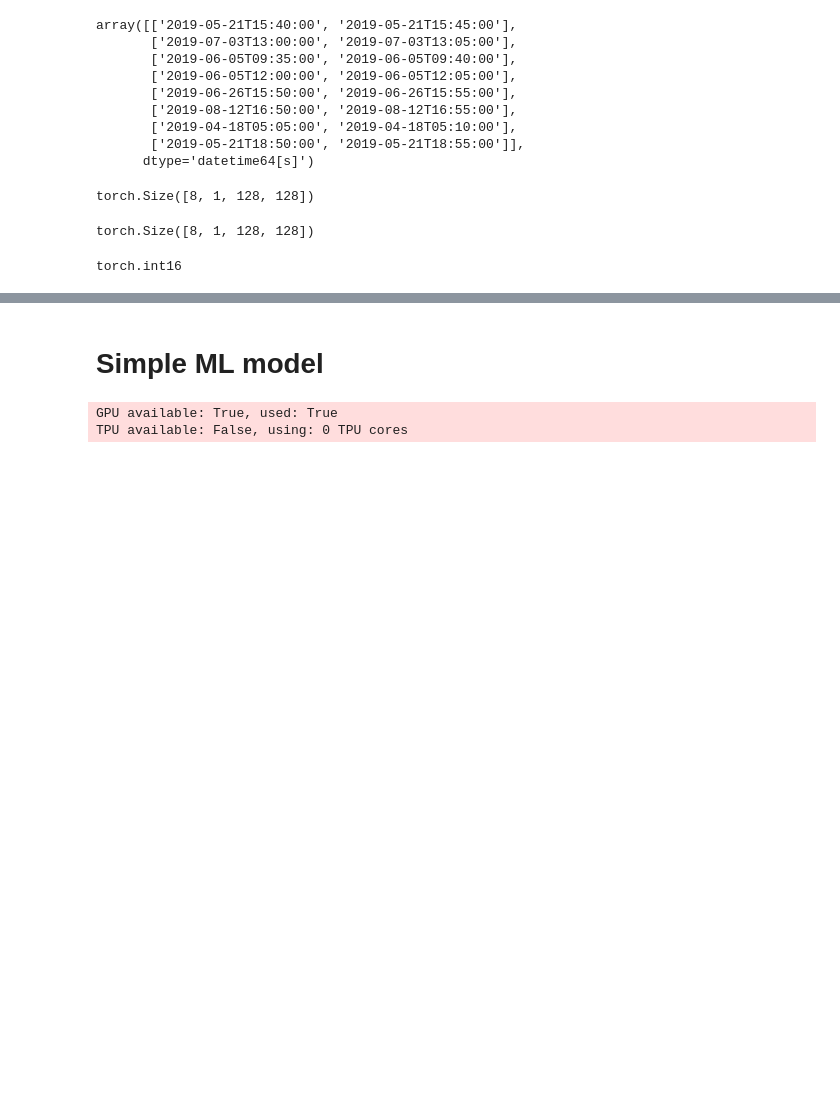
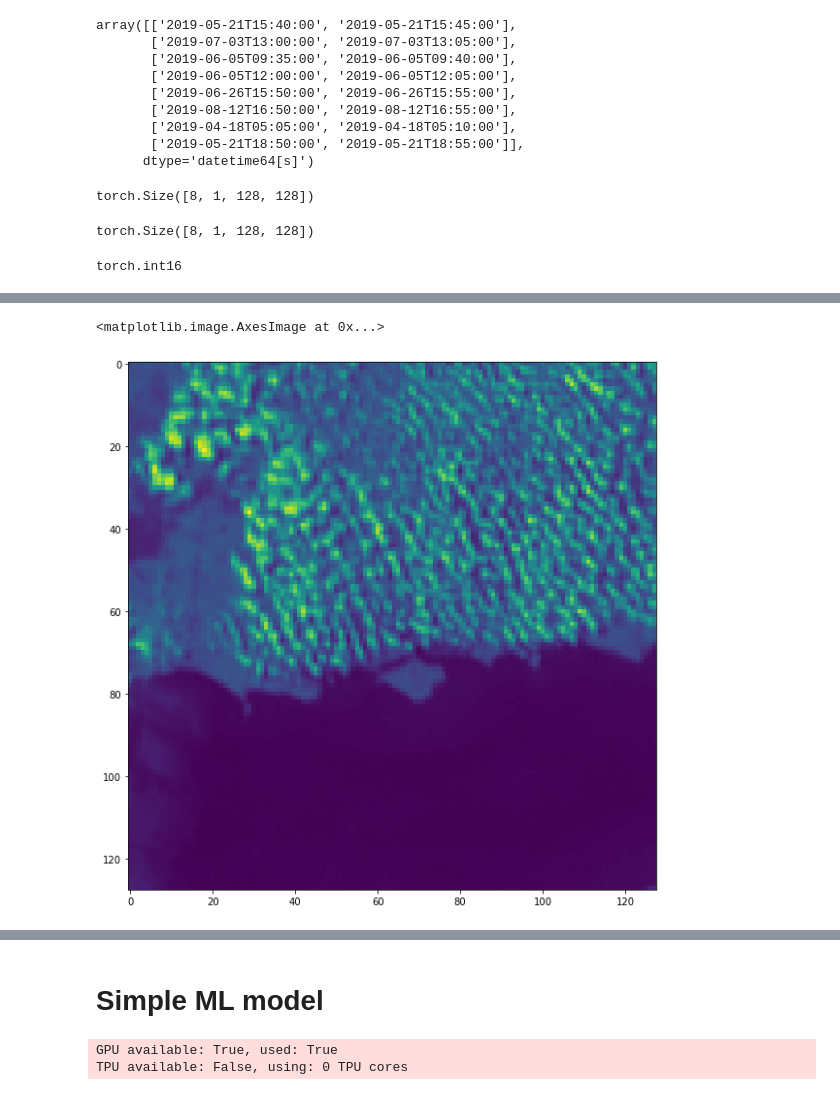
Before and after one commit to openclimatefix/predict_pv_yield, a Jupyter notebook: notebooks/21.0_include_PV_data.ipynb, the cells around one changed output, grey strips where cells are left out. Cells and saved outputs as stored; diff of their text form; code cells hidden in the pictures; blank space fills up the shorter version.

```diff
--- a/notebooks/21.0_include_PV_data.ipynb
+++ b/notebooks/21.0_include_PV_data.ipynb
@@ -867,0 +1064,5 @@ plt.imshow(batch['historical_sat_images'][4, 0])
+# %%
+plt.imshow(batch['target_sat_images'][0, 0])
+# %% [output]
+<matplotlib.image.AxesImage at 0x...>
+[figure, added]
```
Also changed, not shown: parts of 35 cells of this notebook.
